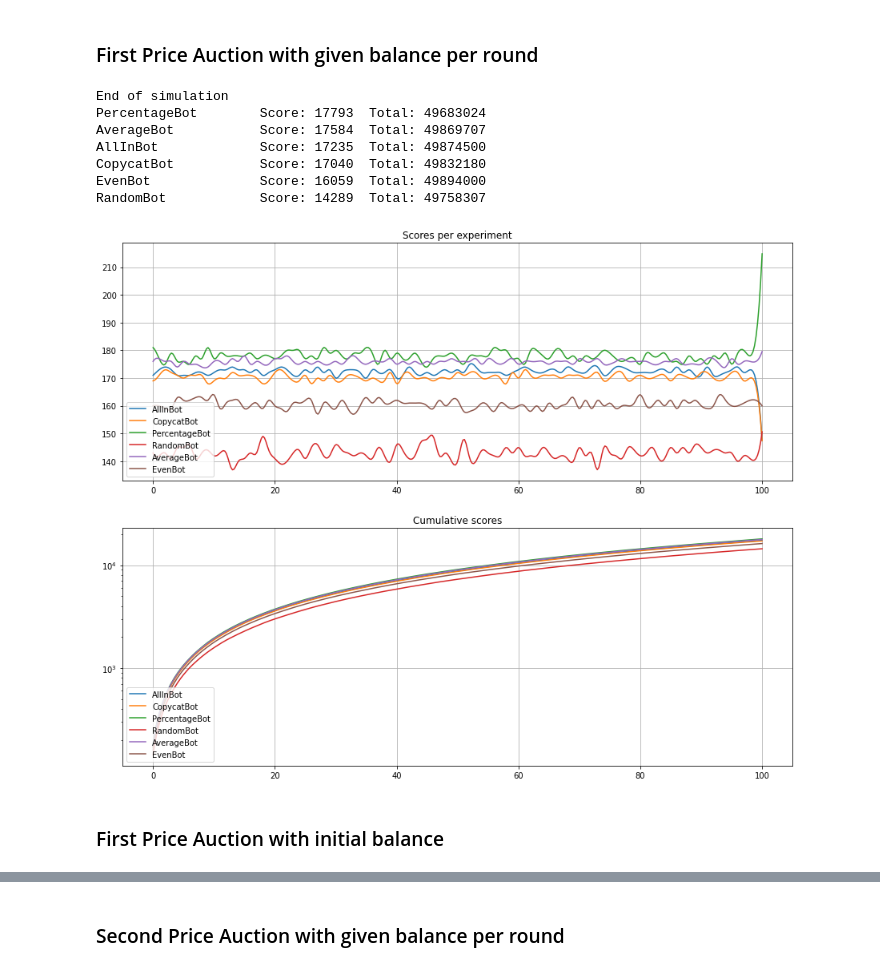
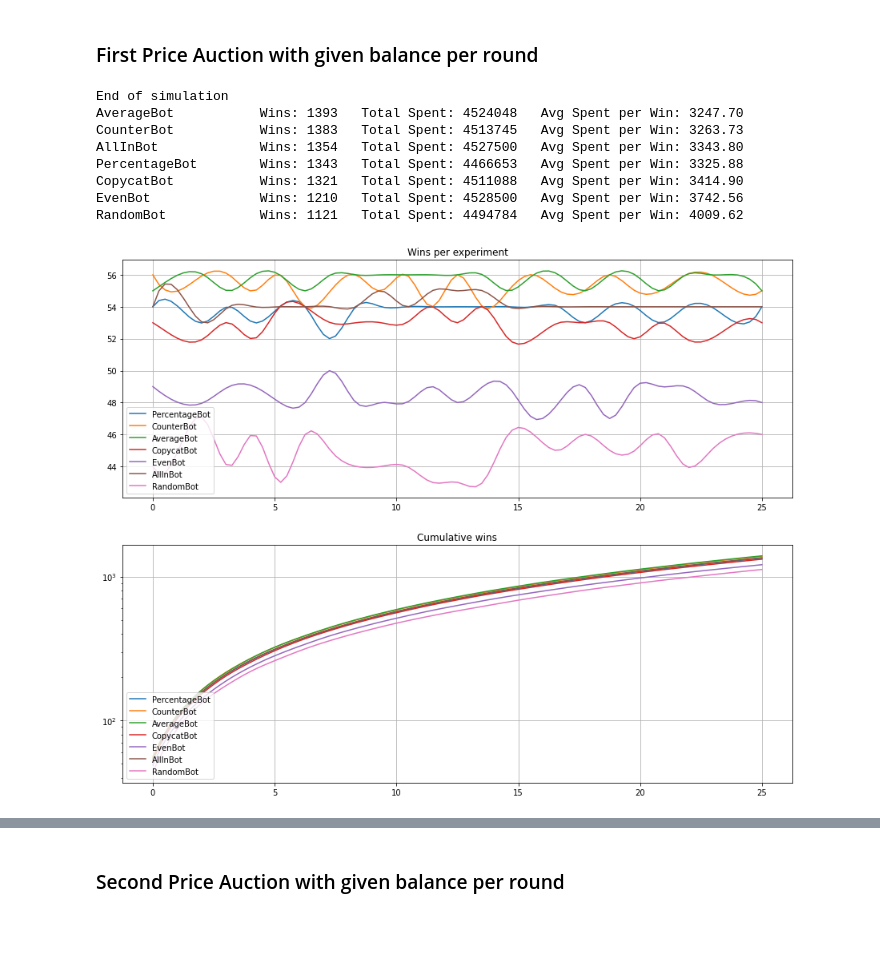
Before and after one commit to chriskrez/MultiagentSystems, a Jupyter notebook: agents.ipynb, the cells around one changed output, grey strips where cells are left out. Saved outputs shown, nothing was run; the diff lists cells and outputs as text; code cells hidden in the pictures; blank space fills up the shorter version.

Commit message:
Use interpolation instead of spline & more simulation info

```diff
--- a/agents.ipynb
+++ b/agents.ipynb
@@ -296,5 +299,5 @@ def show_results(score, total):
 # %%
-def simulate(experiments=10, rounds=10, bal_per_round=500, init_balance=0, first_price=True, print_experiments=False):
+def simulate(experiments=10, rounds=10, bal_per_round=0, init_balance=0, first_price=True, print_experiments=False):
     scores = []
     totals = []
 
@@ -323,10 +320,17 @@ def get_spline(pts):
+# %%
+def interp(y):
+    n = len(y)
+    x = np.linspace(0, n, n)
+    x_new = np.linspace(0, n, 4 * n + 1)
+    f = interp1d(x, y, kind="cubic")
+    return x_new, f(x_new)
 # %%
-def plot_experiments(bots, experiments, scores):
+def plot_experiments(experiments, scores):
     cumulative_scores = np.cumsum(scores, axis=0)
 
     results = []
     cumulative_results = []
-    for i in range(len(bots)):
+    for i in range(len(bot_list)):
         score_per_bot = []
         cumulative_score_per_bot = []
         for j in range(experiments):
@@ -337,13 +341,13 @@ def plot_experiments(bots, experiments, scores):
 
     fig, (ax1, ax2) = plt.subplots(2, 1, figsize=(15,12))
     for i in range(len(results)):
-        xy1 = get_spline(results[i])
-        xy2 = get_spline(cumulative_results[i])
-        ax1.plot(xy1[0], xy1[1], label=bots[i].__name__)
-        ax2.plot(xy2[0], xy2[1], label=bots[i].__name__)
+        xy1 = interp(results[i])
+        xy2 = interp(cumulative_results[i])
+        ax1.plot(xy1[0], xy1[1], label=bot_list[i].__name__)
+        ax2.plot(xy2[0], xy2[1], label=bot_list[i].__name__)
 
-    ax1.set_title('Scores per experiment')
-    ax2.set_title('Cumulative scores')
+    ax1.set_title('Wins per experiment')
+    ax2.set_title('Cumulative wins')
     ax2.set_yscale('log')
 
     for axs in (ax1, ax2):
@@ -352,3 +358,3 @@ def plot_experiments(bots, experiments, scores):
 # %%
-experiments = 100
-rounds = 1000
+experiments = 25
+rounds = 365
@@ -355,16 +391,15 @@ rounds = 1000
 # %% [markdown]
 ### First Price Auction with given balance per round
 # %%
-scores, totals = simulate(experiments, rounds, bal_per_round=500, init_balance=0)
-plot_experiments(bot_list, experiments, scores)
+scores, totals = simulate(experiments, rounds, bal_per_round=500)
+plot_experiments(experiments, scores)
 # %% [output]
 End of simulation
-PercentageBot        Score: 17793  Total: 49683024
-AverageBot           Score: 17584  Total: 49869707
-AllInBot             Score: 17235  Total: 49874500
-CopycatBot           Score: 17040  Total: 49832180
-EvenBot              Score: 16059  Total: 49894000
-RandomBot            Score: 14289  Total: 49758307
+AverageBot           Wins: 1393   Total Spent: 4524048   Avg Spent per Win: 3247.70
+CounterBot           Wins: 1383   Total Spent: 4513745   Avg Spent per Win: 3263.73
+AllInBot             Wins: 1354   Total Spent: 4527500   Avg Spent per Win: 3343.80
+PercentageBot        Wins: 1343   Total Spent: 4466653   Avg Spent per Win: 3325.88
+CopycatBot           Wins: 1321   Total Spent: 4511088   Avg Spent per Win: 3414.90
+EvenBot              Wins: 1210   Total Spent: 4528500   Avg Spent per Win: 3742.56
+RandomBot            Wins: 1121   Total Spent: 4494784   Avg Spent per Win: 4009.62
-[figure, old version]
+[figure, new version]
-# %% [markdown]
-### First Price Auction with initial balance
```
Also changed, not shown: parts of 13 cells of this notebook.
